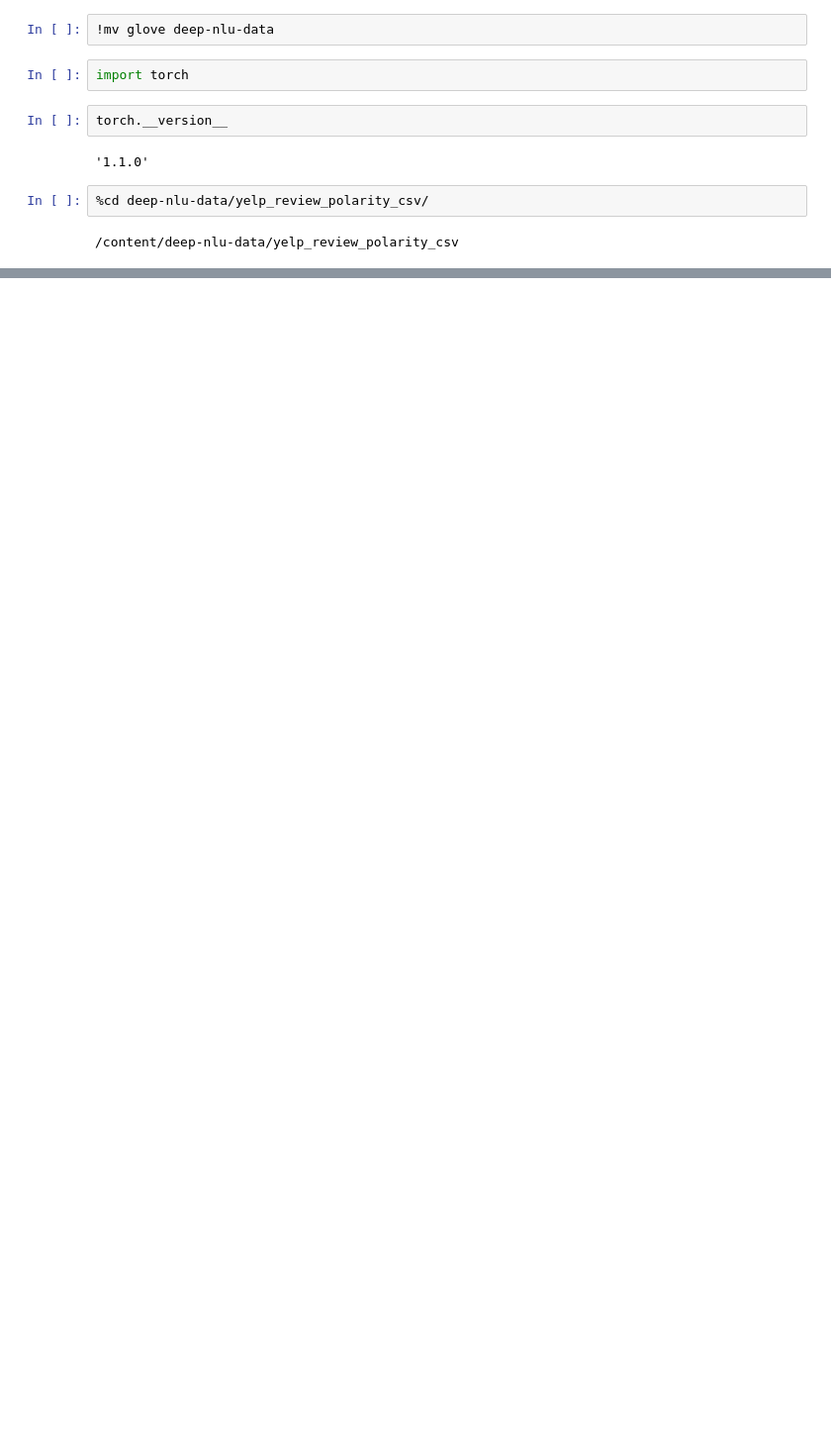
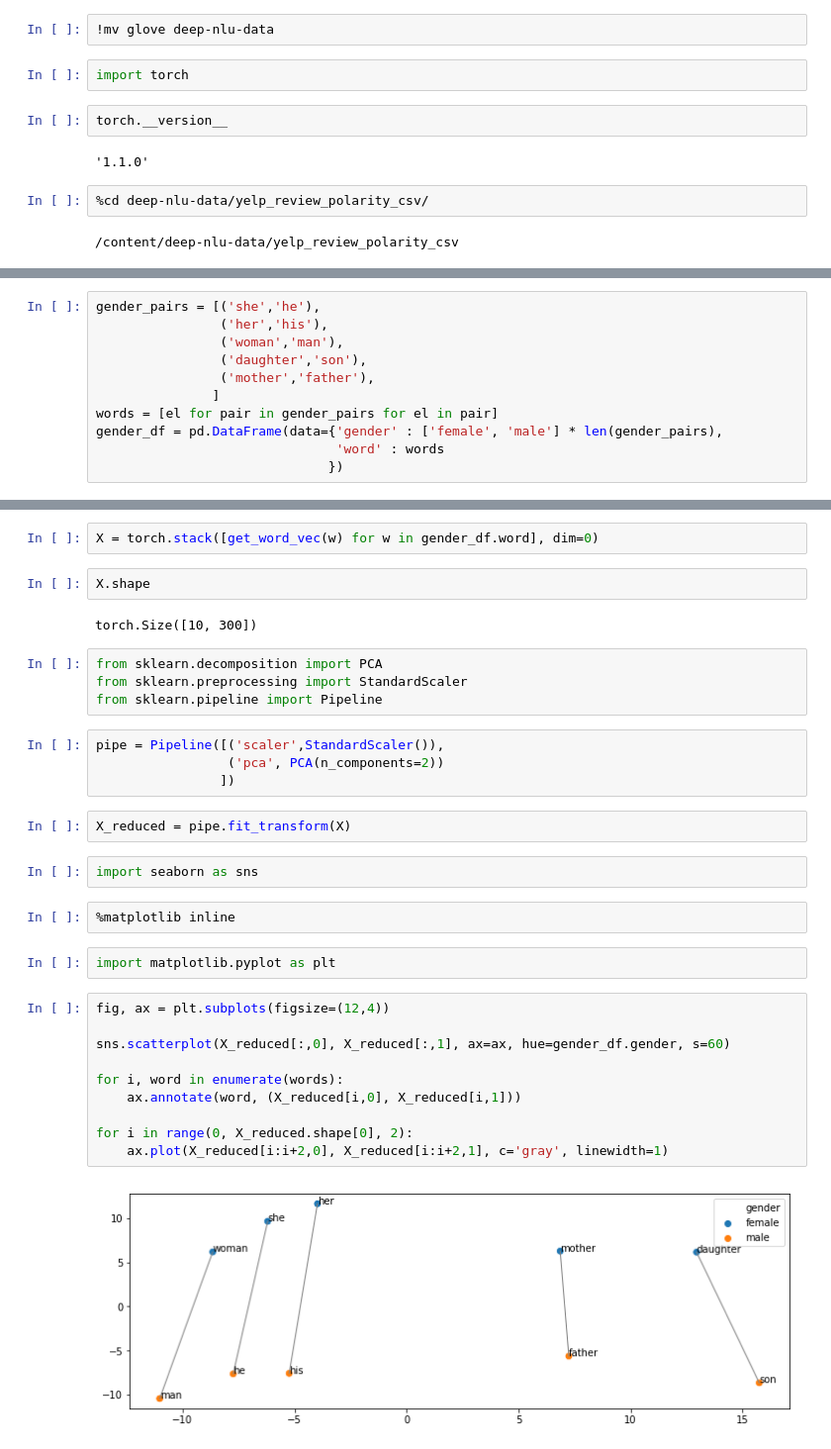
Before and after one commit to madhugopinathan/deep-nlu, a Jupyter notebook: access_glove_test.ipynb, the cells around one changed output, grey strips where cells are left out. Shown at 99% size. Saved outputs shown, nothing was run; the diff lists cells and outputs as text; blank space fills up the shorter version.

Commit message:
gender vector

```diff
--- a/access_glove_test.ipynb
+++ b/access_glove_test.ipynb
@@ -173,0 +389,11 @@ train_df.shape
+# %%
+gender_pairs = [('she','he'),
+                ('her','his'),
+                ('woman','man'),
+                ('daughter','son'),
+                ('mother','father'),
+               ]
+words = [el for pair in gender_pairs for el in pair]
+gender_df = pd.DataFrame(data={'gender' : ['female', 'male'] * len(gender_pairs),
+                               'word' : words
+                              })
@@ -173,0 +414,34 @@ train_df.shape
+# %%
+X = torch.stack([get_word_vec(w) for w in gender_df.word], dim=0)
+# %%
+X.shape
+# %% [output]
+torch.Size([10, 300])
+# %%
+from sklearn.decomposition import PCA
+from sklearn.preprocessing import StandardScaler
+from sklearn.pipeline import Pipeline
+# %%
+pipe = Pipeline([('scaler',StandardScaler()),
+                 ('pca', PCA(n_components=2))
+                ])
+# %%
+X_reduced = pipe.fit_transform(X)
+# %%
+import seaborn as sns
+# %%
+%matplotlib inline
+# %%
+import matplotlib.pyplot as plt
+# %%
+fig, ax = plt.subplots(figsize=(12,4))
+
+sns.scatterplot(X_reduced[:,0], X_reduced[:,1], ax=ax, hue=gender_df.gender, s=60)
+
+for i, word in enumerate(words):
+    ax.annotate(word, (X_reduced[i,0], X_reduced[i,1]))
+
+for i in range(0, X_reduced.shape[0], 2):
+    ax.plot(X_reduced[i:i+2,0], X_reduced[i:i+2,1], c='gray', linewidth=1)
+# %% [output]
+[figure, added]
```
Also changed, not shown: parts of 69 cells of this notebook.
